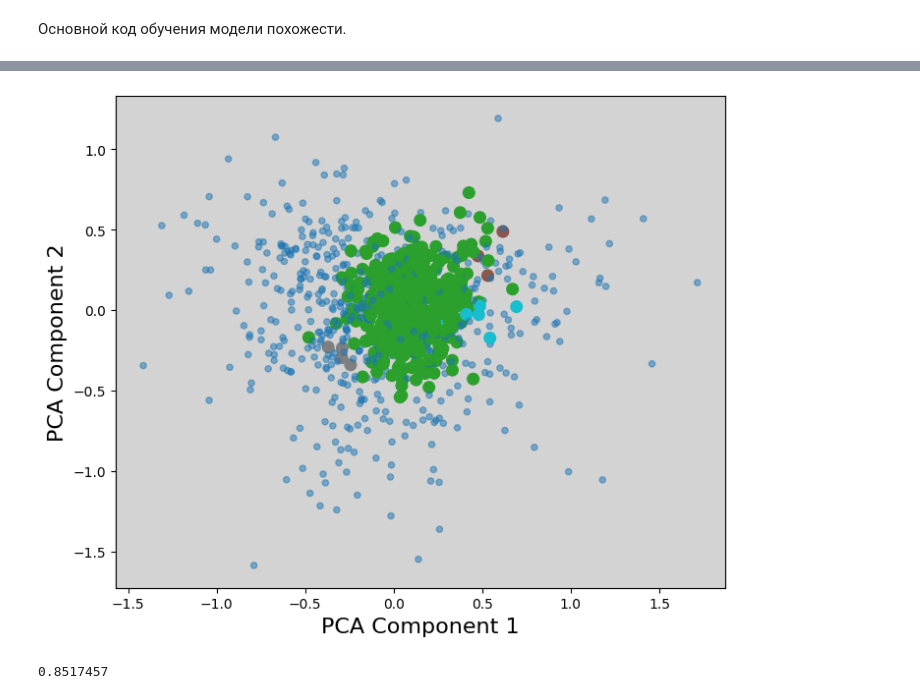
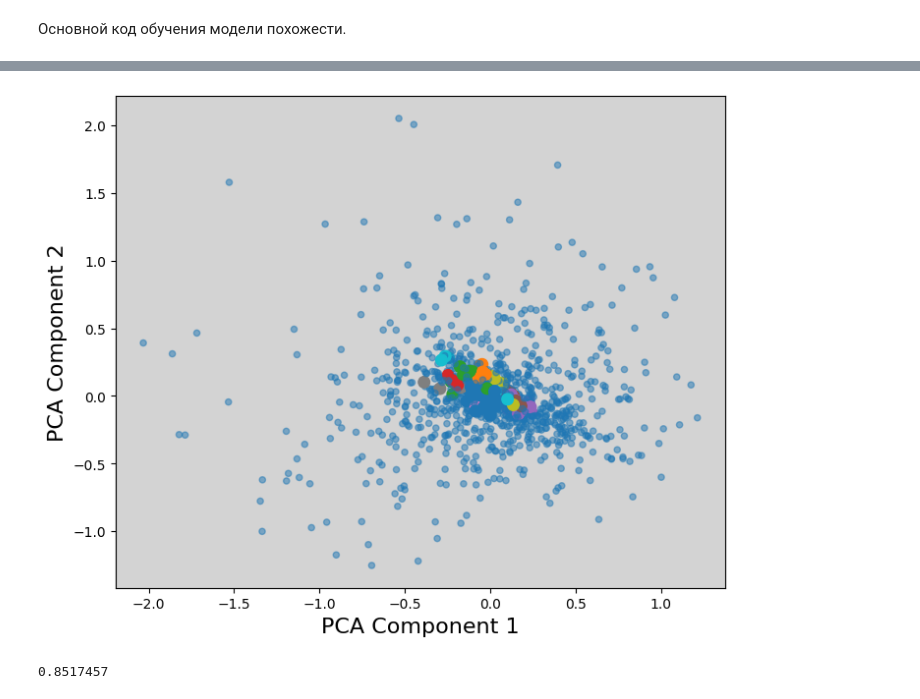
Before and after one commit to intsystems/predicator-function-for-neural-networks, a Jupyter notebook: code/gcn-training.ipynb, the cells around one changed output, grey strips where cells are left out. Cells and saved outputs as stored; diff of their text form; code cells hidden in the pictures.

```diff
--- a/code/gcn-training.ipynb
+++ b/code/gcn-training.ipynb
@@ -297,8 +300,8 @@ plt.show()
 def create_discrete_diversity_matrix(models_dict, diversity_matrix):
     discrete_diversity_matrix = np.zeros((len(models_dict), len(models_dict)))
 
-    upper_margins = np.quantile(diversity_matrix, 0.75, axis=1)
-    lower_margins = np.quantile(diversity_matrix, 0.25, axis=1)
+    upper_margins = np.quantile(diversity_matrix, 0.9, axis=1)
+    lower_margins = np.quantile(diversity_matrix, 0.1, axis=1)
 
     discrete_diversity_matrix[diversity_matrix > upper_margins[:, None]] = 1
     discrete_diversity_matrix[diversity_matrix < lower_margins[:, None]] = -1
@@ -327,7 +330,7 @@ Test dataset size: 260
 train_dataset = TripletGraphDataset(base_train_dataset, discrete_diversity_matrix)
 valid_dataset = TripletGraphDataset(base_valid_dataset, discrete_diversity_matrix)
 
-BATCH_SIZE = 64
+BATCH_SIZE = 16
 
 train_loader_diversity = DataLoader(
     train_dataset,
@@ -369,8 +372,8 @@ hidden_dim = 128  # Размерность скрытого слоя
 output_dim = 1
 num_epochs = 20
 
-model_accuracy = GCN(input_dim, output_dim, dropout=0, pooling="mean")
-optimizer = torch.optim.AdamW(model_accuracy.parameters(), lr=1e-3)
+model_accuracy = GAT(input_dim, output_dim, dropout=0.1)
+optimizer = torch.optim.AdamW(model_accuracy.parameters(), lr=5e-3)
 criterion = nn.MSELoss()
 # %%
 train_model_accuracy(
@@ -434,8 +439,8 @@ hidden_dim = 256  # Размерность скрытого слоя
 output_dim = 16
 num_epochs = 30
 
-model = GCN(input_dim, output_dim, dropout=0, pooling="mean")
-optimizer = torch.optim.AdamW(model.parameters(), lr=1e-3)
+model = GCN(input_dim, output_dim, dropout=0.1, pooling="mean")
+optimizer = torch.optim.Adam(model.parameters(), lr=5e-3)
 criterion = lambda anchor, positive, negative: triplet_loss(anchor, positive, negative, margin=1)
 # %% [markdown]
 Основной код обучения модели похожести.
@@ -499,13 +505,13 @@ def visualize_clusters(model, train_loader, device="cpu", min_samples=3, eps=0.0
 # %%
 clusters = visualize_clusters(
   model,
   train_loader_diversity,
   device=device,
   min_samples=3,
-  eps=0.3,
+  eps=0.15,
 )
 # %% [output]
-[figure, old version]
+[figure, new version]
 # %%
 embeddings[0]
 # %% [output]
```
Also changed, not shown: parts of 7 cells of this notebook, 2 other files.
